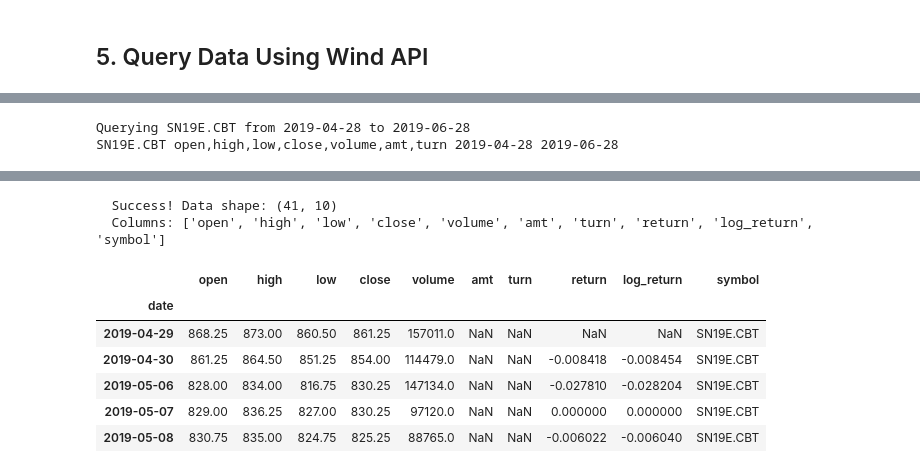
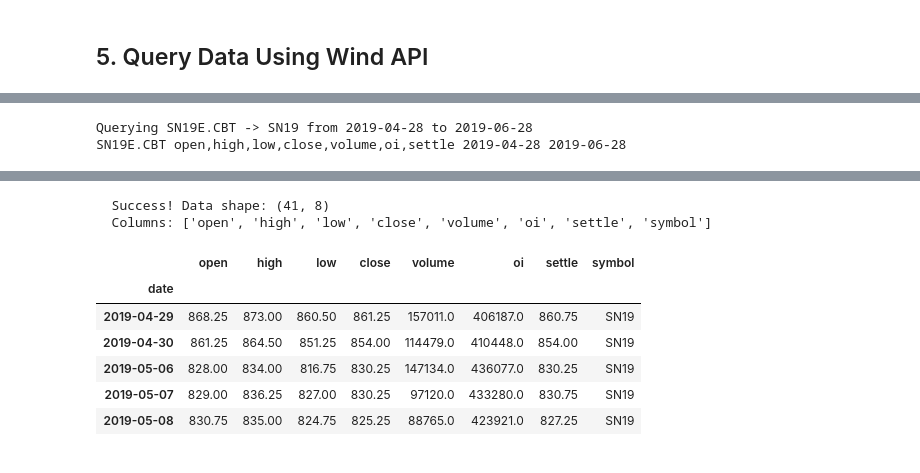
Before and after one commit to ellipticgenus/my_backtest, a Jupyter notebook: notebooks/wind_api_example.ipynb, the cells around one changed output, grey strips where cells are left out. Saved outputs shown, nothing was run; the diff lists cells and outputs as text; code cells hidden in the pictures.

```diff
--- a/notebooks/wind_api_example.ipynb
+++ b/notebooks/wind_api_example.ipynb
@@ -212,25 +212,31 @@ Sample of CBT Soybean contracts with last trading days:
 pre_2020_contract = 'N19'  # July 2019
 contract_2026 = 'N26'      # July 2026
 
-# Generate Wind tickers for each commodity and contract
+# Generate Wind tickers and storage symbols for each commodity and contract
 print("=" * 60)
-print("Selected Contracts and Wind Tickers")
+print("Selected Contracts: Wind Tickers & Storage Symbols")
 print("=" * 60)
 
 print("\nPre-2020 Contract (expired before 2020):")
 dce_pre2020_ticker = dce_soybean.generate_wind_ticker(pre_2020_contract)
 czce_pre2020_ticker = czce_sugar.generate_wind_ticker(pre_2020_contract)
 cbt_pre2020_ticker = cbt_soybean.generate_wind_ticker(pre_2020_contract)
-print(f"  DCE No.1 Soybean {pre_2020_contract}: {dce_pre2020_ticker}")
-print(f"  CZCE White Sugar {pre_2020_contract}: {czce_pre2020_ticker}")
-print(f"  CBT Soybean {pre_2020_contract}: {cbt_pre2020_ticker}")
+dce_pre2020_storage = dce_soybean.generate_storage_symbol(pre_2020_contract)
+czce_pre2020_storage = czce_sugar.generate_storage_symbol(pre_2020_contract)
+cbt_pre2020_storage = cbt_soybean.generate_storage_symbol(pre_2020_contract)
+print(f"  DCE No.1 Soybean {pre_2020_contract}: wind={dce_pre2020_ticker}, storage={dce_pre2020_storage}")
+print(f"  CZCE White Sugar {pre_2020_contract}: wind={czce_pre2020_ticker}, storage={czce_pre2020_storage}")
+print(f"  CBT Soybean {pre_2020_contract}: wind={cbt_pre2020_ticker}, storage={cbt_pre2020_storage}")
 
 print("\n2026 Contract (expires in 2026):")
 dce_2026_ticker = dce_soybean.generate_wind_ticker(contract_2026)
 czce_2026_ticker = czce_sugar.generate_wind_ticker(contract_2026)
 cbt_2026_ticker = cbt_soybean.generate_wind_ticker(contract_2026)
-print(f"  DCE No.1 Soybean {contract_2026}: {dce_2026_ticker}")
-print(f"  CZCE White Sugar {contract_2026}: {czce_2026_ticker}")
-print(f"  CBT Soybean {contract_2026}: {cbt_2026_ticker}")
+dce_2026_storage = dce_soybean.generate_storage_symbol(contract_2026)
+czce_2026_storage = czce_sugar.generate_storage_symbol(contract_2026)
+cbt_2026_storage = cbt_soybean.generate_storage_symbol(contract_2026)
+print(f"  DCE No.1 Soybean {contract_2026}: wind={dce_2026_ticker}, storage={dce_2026_storage}")
+print(f"  CZCE White Sugar {contract_2026}: wind={czce_2026_ticker}, storage={czce_2026_storage}")
+print(f"  CBT Soybean {contract_2026}: wind={cbt_2026_ticker}, storage={cbt_2026_storage}")
 # %% [output]
 ============================================================
@@ -373,13 +379,14 @@ print("Querying Pre-2020 Contract Data (2 months before expiration)")
 print("=" * 60)
 
 # DCE No.1 Soybean - Pre-2020
-print(f"\nQuerying {dce_pre2020_ticker} from {dce_pre2020_start} to {dce_pre2020_ltd}")
+print(f"\nQuerying {dce_pre2020_ticker} -> {dce_pre2020_storage} from {dce_pre2020_start} to {dce_pre2020_ltd}")
 dce_pre2020_result = pipeline.run_single(
     symbol=dce_pre2020_ticker,
     start_date=dce_pre2020_start,
     end_date=dce_pre2020_ltd,
     fields=None,  # Uses default future_fields
-    save_to_disk=False
+    save_to_disk=False,
+    storage_symbol=dce_pre2020_storage
 )
 
 if dce_pre2020_result['success']:
@@ -410,12 +417,13 @@ A1907.DCE open,high,low,close,volume,amt,oi,settle 2019-05-12 2019-07-12
 # %%
 # CZCE White Sugar - Pre-2020
-print(f"\nQuerying {czce_pre2020_ticker} from {czce_pre2020_start} to {czce_pre2020_ltd}")
+print(f"\nQuerying {czce_pre2020_ticker} -> {czce_pre2020_storage} from {czce_pre2020_start} to {czce_pre2020_ltd}")
 czce_pre2020_result = pipeline.run_single(
     symbol=czce_pre2020_ticker,
     start_date=czce_pre2020_start,
     end_date=czce_pre2020_ltd,
     fields=None,  # Uses default future_fields
-    save_to_disk=False
+    save_to_disk=False,
+    storage_symbol=czce_pre2020_storage
 )
 
 if czce_pre2020_result['success']:
@@ -442,12 +450,13 @@ SR907.CZC open,high,low,close,volume,amt,turn 2019-05-12 2019-07-12
 # %%
 # CBT Soybean - Pre-2020
-print(f"\nQuerying {cbt_pre2020_ticker} from {cbt_pre2020_start} to {cbt_pre2020_ltd}")
+print(f"\nQuerying {cbt_pre2020_ticker} -> {cbt_pre2020_storage} from {cbt_pre2020_start} to {cbt_pre2020_ltd}")
 cbt_pre2020_result = pipeline.run_single(
     symbol=cbt_pre2020_ticker,
     start_date=cbt_pre2020_start,
     end_date=cbt_pre2020_ltd,
     fields=None,  # Uses default future_fields
-    save_to_disk=False
+    save_to_disk=False,
+    storage_symbol=cbt_pre2020_storage
 )
 
 if cbt_pre2020_result['success']:
@@ -462,2 +471,2 @@ else:
-Querying SN19E.CBT from 2019-04-28 to 2019-06-28
-SN19E.CBT open,high,low,close,volume,amt,turn 2019-04-28 2019-06-28
+Querying SN19E.CBT -> SN19 from 2019-04-28 to 2019-06-28
+SN19E.CBT open,high,low,close,volume,oi,settle 2019-04-28 2019-06-28
@@ -465,12 +474,12 @@ SN19E.CBT open,high,low,close,volume,amt,turn 2019-04-28 2019-06-28
-  Success! Data shape: (41, 10)
-  Columns: ['open', 'high', 'low', 'close', 'volume', 'amt', 'turn', 'return', 'log_return', 'symbol']
+  Success! Data shape: (41, 8)
+  Columns: ['open', 'high', 'low', 'close', 'volume', 'oi', 'settle', 'symbol']
-|  | open | high | low | close | volume | amt | turn | return | log_return | symbol |
-| date |  |  |  |  |  |  |  |  |  |  |
-| 2019-04-29 | 868.25 | 873.00 | 860.50 | 861.25 | 157011.0 | NaN | NaN | NaN | NaN | SN19E.CBT |
-| 2019-04-30 | 861.25 | 864.50 | 851.25 | 854.00 | 114479.0 | NaN | NaN | -0.008418 | -0.008454 | SN19E.CBT |
-| 2019-05-06 | 828.00 | 834.00 | 816.75 | 830.25 | 147134.0 | NaN | NaN | -0.027810 | -0.028204 | SN19E.CBT |
-| 2019-05-07 | 829.00 | 836.25 | 827.00 | 830.25 | 97120.0 | NaN | NaN | 0.000000 | 0.000000 | SN19E.CBT |
-| 2019-05-08 | 830.75 | 835.00 | 824.75 | 825.25 | 88765.0 | NaN | NaN | -0.006022 | -0.006040 | SN19E.CBT |
+|  | open | high | low | close | volume | oi | settle | symbol |
+| date |  |  |  |  |  |  |  |  |
+| 2019-04-29 | 868.25 | 873.00 | 860.50 | 861.25 | 157011.0 | 406187.0 | 860.75 | SN19 |
+| 2019-04-30 | 861.25 | 864.50 | 851.25 | 854.00 | 114479.0 | 410448.0 | 854.00 | SN19 |
+| 2019-05-06 | 828.00 | 834.00 | 816.75 | 830.25 | 147134.0 | 436077.0 | 830.25 | SN19 |
+| 2019-05-07 | 829.00 | 836.25 | 827.00 | 830.25 | 97120.0 | 433280.0 | 830.75 | SN19 |
+| 2019-05-08 | 830.75 | 835.00 | 824.75 | 825.25 | 88765.0 | 423921.0 | 827.25 | SN19 |
 # %%
 # Query data for 2026 contracts
 
```
Also changed, not shown: parts of 10 cells of this notebook, 4 other files.
